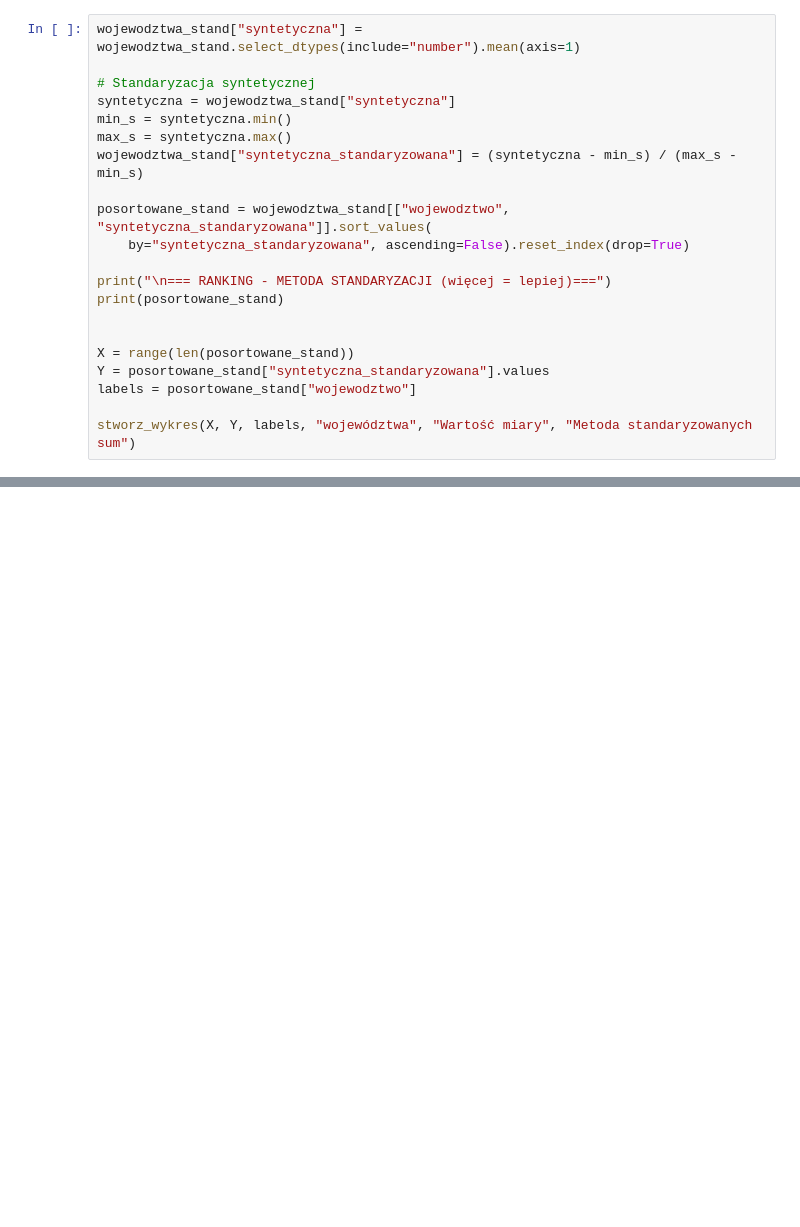
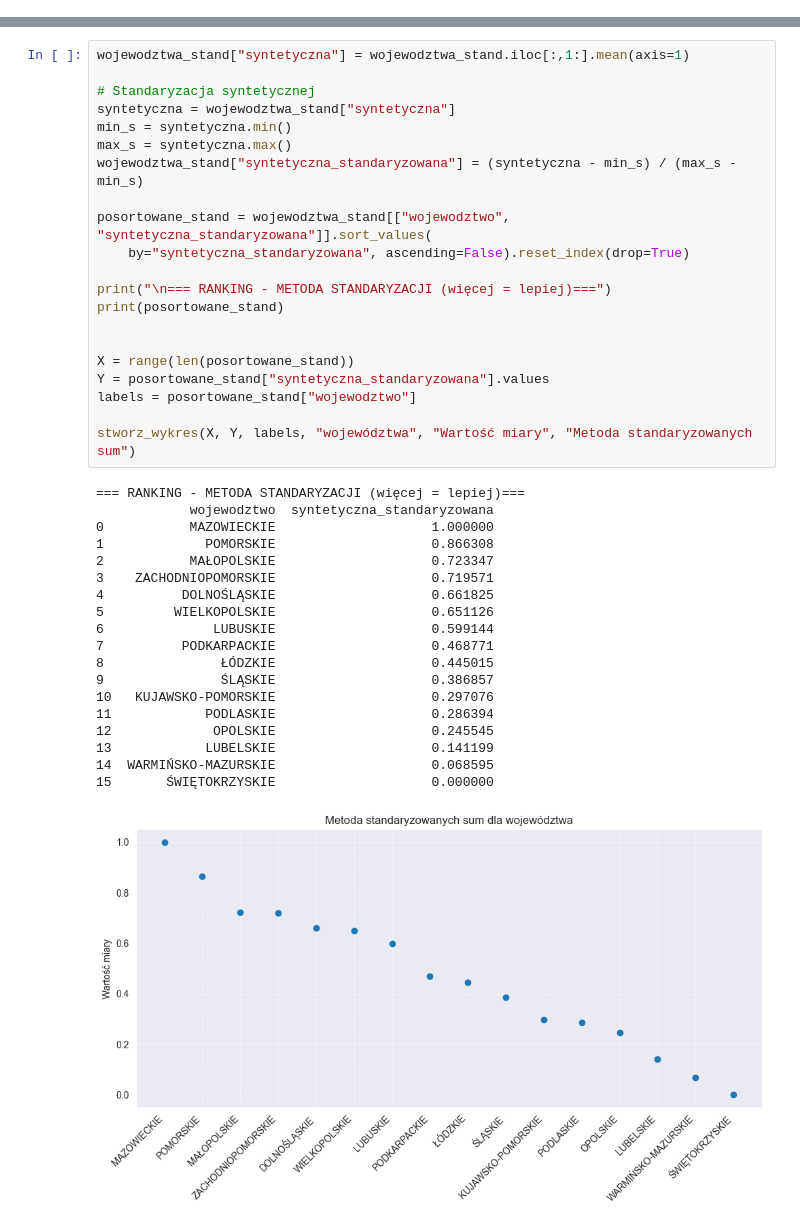
Before and after one commit to Jakaz78/Analiza, a Jupyter notebook: main.ipynb, the cells around one changed output, grey strips where cells are left out. Drawn from its saved outputs; the diff is of its cells as text; blank space fills up the shorter version.

```diff
--- a/main.ipynb
+++ b/main.ipynb
@@ -209,22 +223 @@ wojewodztwa_stand = zamiana_destymulanty(wojewodztwa_stand, nominanty_woj, desty
 wojewodztwa_stand = standaryzacja(wojewodztwa_stand)
-# %%
-wojewodztwa_stand["syntetyczna"] = wojewodztwa_stand.select_dtypes(include="number").mean(axis=1)
-
-# Standaryzacja syntetycznej
-syntetyczna = wojewodztwa_stand["syntetyczna"]
-min_s = syntetyczna.min()
-max_s = syntetyczna.max()
-wojewodztwa_stand["syntetyczna_standaryzowana"] = (syntetyczna - min_s) / (max_s - min_s)
-
-posortowane_stand = wojewodztwa_stand[["wojewodztwo", "syntetyczna_standaryzowana"]].sort_values(
-    by="syntetyczna_standaryzowana", ascending=False).reset_index(drop=True)
-
-print("\n=== RANKING - METODA STANDARYZACJI (więcej = lepiej)===")
-print(posortowane_stand)
-
-
-X = range(len(posortowane_stand))
-Y = posortowane_stand["syntetyczna_standaryzowana"].values
-labels = posortowane_stand["wojewodztwo"]
-
-stworz_wykres(X, Y, labels, "województwa", "Wartość miary", "Metoda standaryzowanych sum")
@@ -345,0 +264,41 @@ stworz_wykres(X, Y, labels, "województwa", "Wartość miary", "Metoda Hellwiga"
+# %%
+wojewodztwa_stand["syntetyczna"] = wojewodztwa_stand.iloc[:,1:].mean(axis=1)
+
+# Standaryzacja syntetycznej
+syntetyczna = wojewodztwa_stand["syntetyczna"]
+min_s = syntetyczna.min()
+max_s = syntetyczna.max()
+wojewodztwa_stand["syntetyczna_standaryzowana"] = (syntetyczna - min_s) / (max_s - min_s)
+
+posortowane_stand = wojewodztwa_stand[["wojewodztwo", "syntetyczna_standaryzowana"]].sort_values(
+    by="syntetyczna_standaryzowana", ascending=False).reset_index(drop=True)
+
+print("\n=== RANKING - METODA STANDARYZACJI (więcej = lepiej)===")
+print(posortowane_stand)
+
+
+X = range(len(posortowane_stand))
+Y = posortowane_stand["syntetyczna_standaryzowana"].values
+labels = posortowane_stand["wojewodztwo"]
+
+stworz_wykres(X, Y, labels, "województwa", "Wartość miary", "Metoda standaryzowanych sum")
+# %% [output]
+=== RANKING - METODA STANDARYZACJI (więcej = lepiej)===
+            wojewodztwo  syntetyczna_standaryzowana
+0           MAZOWIECKIE                    1.000000
+1             POMORSKIE                    0.866308
+2           MAŁOPOLSKIE                    0.723347
+3    ZACHODNIOPOMORSKIE                    0.719571
+4          DOLNOŚLĄSKIE                    0.661825
+5         WIELKOPOLSKIE                    0.651126
+6              LUBUSKIE                    0.599144
+7          PODKARPACKIE                    0.468771
+8               ŁÓDZKIE                    0.445015
+9               ŚLĄSKIE                    0.386857
+10   KUJAWSKO-POMORSKIE                    0.297076
+11            PODLASKIE                    0.286394
+12             OPOLSKIE                    0.245545
+13            LUBELSKIE                    0.141199
+14  WARMIŃSKO-MAZURSKIE                    0.068595
+15       ŚWIĘTOKRZYSKIE                    0.000000
+[figure, added]
```
Also changed, not shown: parts of 20 cells of this notebook.
